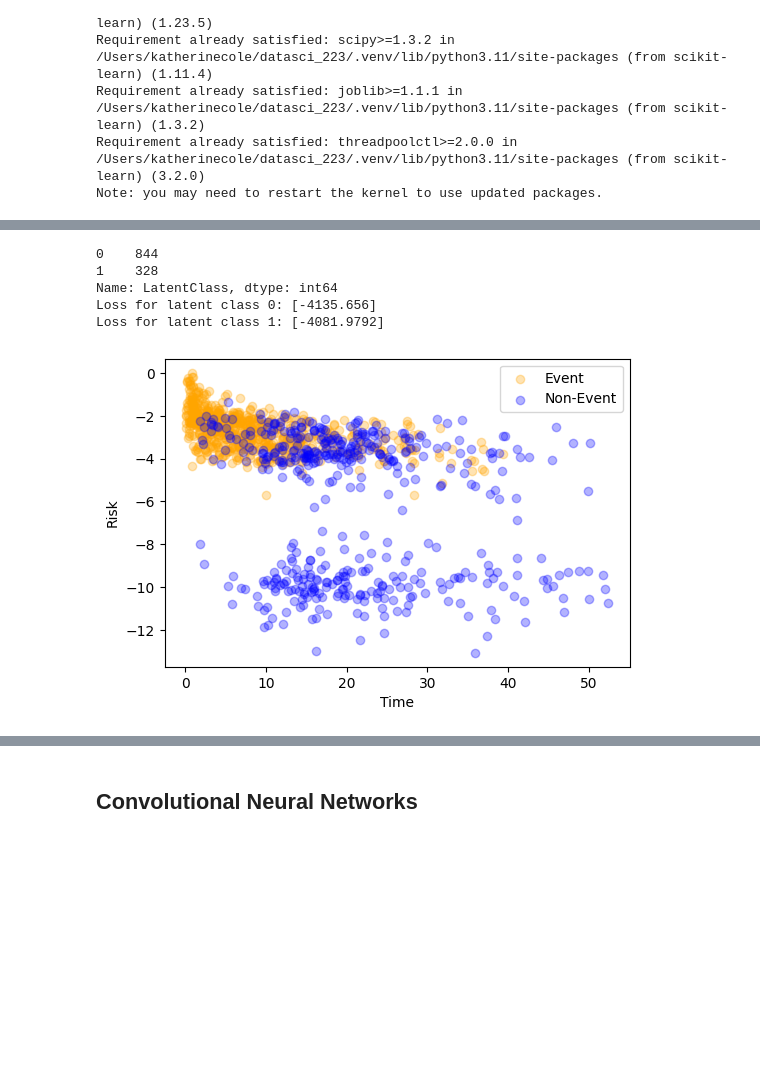
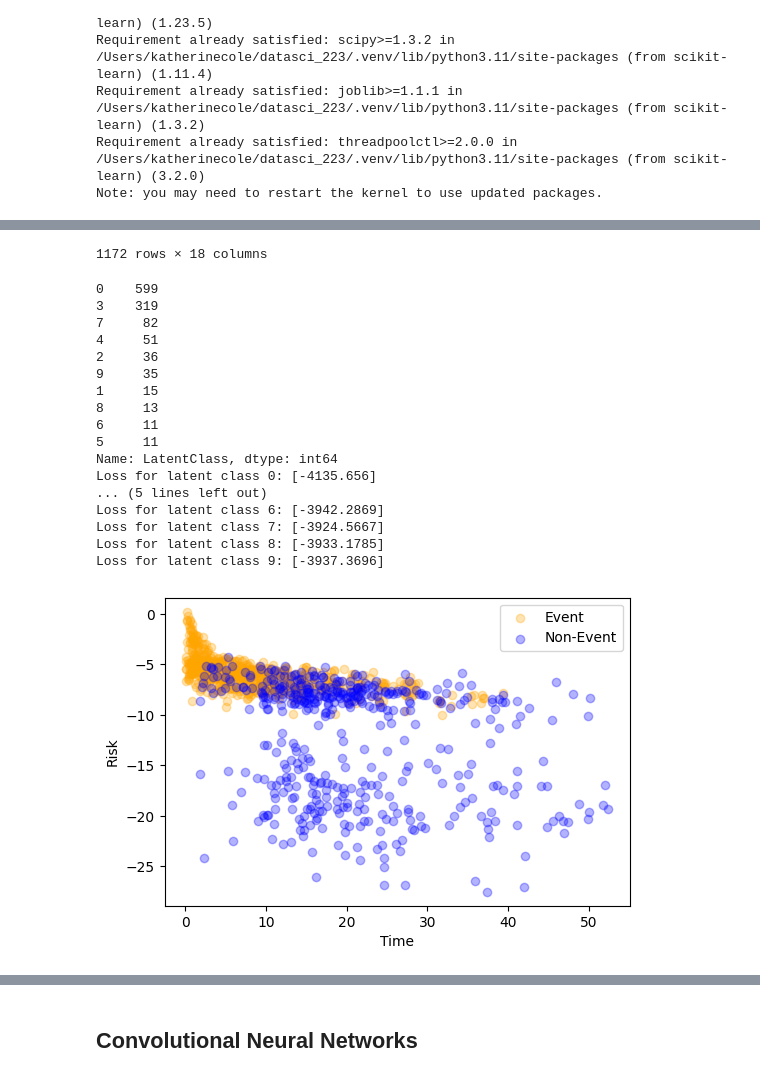
Before and after one commit to Kcole3/datasci_223, a Jupyter notebook: exercises/final_project.ipynb, the cells around one changed output, grey strips where cells are left out. Saved outputs shown, nothing was run; the diff lists cells and outputs as text; code cells hidden in the pictures; blank space fills up the shorter version.

```diff
--- a/exercises/final_project.ipynb
+++ b/exercises/final_project.ipynb
@@ -1711,12 +1711,12 @@ def test_nn(df, event, time, model, lr, n_epoch, output=False):
 
 # Test the simple model on the cancer data set
 #The learning rate controls the step size taken during each parameter update
-input_size = train_df.shape[1] - 2  # Number of input features (excluding vital status and overall survival
+input_size = train_df2.shape[1] - 2  # Number of input features (excluding vital status and overall survival
 hidden_size = (np.sqrt(input_size + 1)).astype(int) + 1  # Number of hidden units. Taking the square root allows scaling of the number of the hidden units. Adding "1" ensures a minimum number obtained
 cancer_snn = SNN(input_size, hidden_size)
 
 #The final NN size will therefore be 15, sqrt(15)+1, 1 units
-test_nn(train_df, 'vital_status', 'OS', cancer_snn, 0.00001, 2000, True)
+test_nn(train_df2, 'vital_status', 'OS', cancer_snn, 0.00001, 2000, True)
 # %% [output]
 Initial Loss: -4584.9404296875
 Final Loss: -4231.87890625
@@ -1744,7 +1744,7 @@ cancer_snn_best = [None, 0, 0]
 # Loop through the different architectures
 for i in cancer_snn_hidden_sizes:
     model = SNN(input_size, i)
-    loss, score = test_nn(train_df, 'vital_status', 'OS', model, 0.0001, 1000, False)
+    loss, score = test_nn(train_df2, 'vital_status', 'OS', model, 0.0001, 1000, False)
     loss = loss.detach().numpy()
     if score > cancer_snn_best[2]:
         cancer_snn_best = [model, loss, score]
@@ -2100,5 +2020,5 @@ Score: 0.48427672955974843
 #While I categorized cancer subtypes into 6 grouping, there are actually 10 different distinct subtypes, so I will choose
 #this as my number of latent classes. (SCLC, NSCLC melanoma, hepatobiliary, gastric, pancreatic, renal, bladder, esophageal, H and N)
 
-cancer_lca10 = lca(train_df, 'vital_status', 'OS', 2)
+cancer_lca10 = lca(train_df2, 'vital_status', 'OS', 10)
 # %% [output]
@@ -2105,6 +2037,19 @@ cancer_lca10 = lca(train_df, 'vital_status', 'OS', 2)
-0    844
-1    328
-Name: LatentClass, dtype: int64
-Loss for latent class 0: [-4135.656]
-Loss for latent class 1: [-4081.9792]
+1172 rows × 18 columns
+0    599
+3    319
+7     82
+4     51
+2     36
+9     35
+1     15
+8     13
+6     11
+5     11
+Name: LatentClass, dtype: int64
+Loss for latent class 0: [-4135.656]
+... (5 lines left out)
+Loss for latent class 6: [-3942.2869]
+Loss for latent class 7: [-3924.5667]
+Loss for latent class 8: [-3933.1785]
+Loss for latent class 9: [-3937.3696]
-[figure, old version]
+[figure, new version]
```
Also changed, not shown: parts of 22 cells of this notebook, 1 other file.
